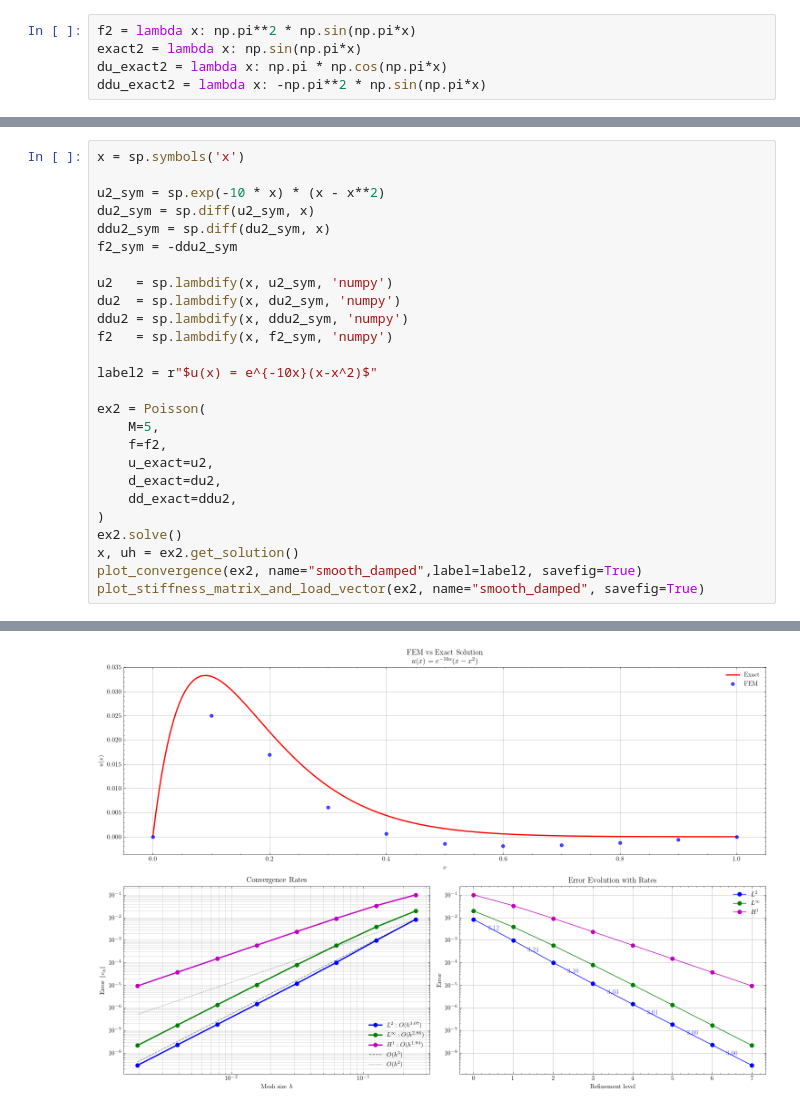
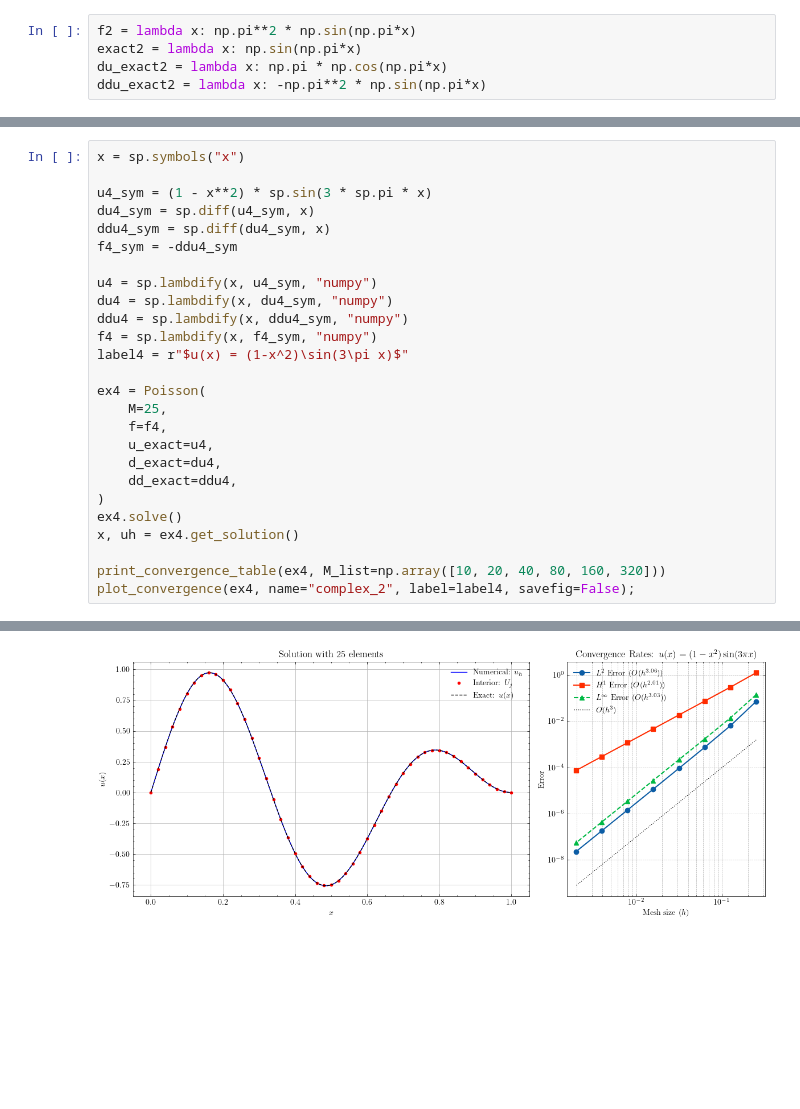
Before and after one commit to TrymSaether/TMA4212-Project-2-FEM, a Jupyter notebook: main.ipynb, the cells around one changed output, grey strips where cells are left out. Saved outputs shown, nothing was run; the diff lists cells and outputs as text; blank space fills up the shorter version.

```diff
--- a/main.ipynb
+++ b/main.ipynb
@@ -198,27 +225,27 @@ L²: 3.01    L∞: 3.02    H¹: 2.00
 # %%
-x = sp.symbols('x')
+x = sp.symbols("x")
 
-u2_sym = sp.exp(-10 * x) * (x - x**2)
-du2_sym = sp.diff(u2_sym, x)
-ddu2_sym = sp.diff(du2_sym, x)
-f2_sym = -ddu2_sym
+u4_sym = (1 - x**2) * sp.sin(3 * sp.pi * x)
+du4_sym = sp.diff(u4_sym, x)
+ddu4_sym = sp.diff(du4_sym, x)
+f4_sym = -ddu4_sym
 
-u2   = sp.lambdify(x, u2_sym, 'numpy')
-du2  = sp.lambdify(x, du2_sym, 'numpy')
-ddu2 = sp.lambdify(x, ddu2_sym, 'numpy')
-f2   = sp.lambdify(x, f2_sym, 'numpy')
+u4 = sp.lambdify(x, u4_sym, "numpy")
+du4 = sp.lambdify(x, du4_sym, "numpy")
+ddu4 = sp.lambdify(x, ddu4_sym, "numpy")
+f4 = sp.lambdify(x, f4_sym, "numpy")
+label4 = r"$u(x) = (1-x^2)\sin(3\pi x)$"
 
-label2 = r"$u(x) = e^{-10x}(x-x^2)$"
+ex4 = Poisson(
+    M=25,
+    f=f4,
+    u_exact=u4,
+    d_exact=du4,
+    dd_exact=ddu4,
+)
+ex4.solve()
+x, uh = ex4.get_solution()
 
-ex2 = Poisson(
-    M=5,
-    f=f2,
-    u_exact=u2,
-    d_exact=du2,
-    dd_exact=ddu2,
-)
-ex2.solve()
-x, uh = ex2.get_solution()
-plot_convergence(ex2, name="smooth_damped",label=label2, savefig=True)
-plot_stiffness_matrix_and_load_vector(ex2, name="smooth_damped", savefig=True)
+print_convergence_table(ex4, M_list=np.array([10, 20, 40, 80, 160, 320]))
+plot_convergence(ex4, name="complex_2", label=label4, savefig=False);
 # %% [output]
@@ -225 +271 @@ plot_stiffness_matrix_and_load_vector(ex2, name="smooth_damped", savefig=True)
-[figure, old version]
+[figure, new version]
```
Also changed, not shown: parts of 12 cells of this notebook, 20 other files.
